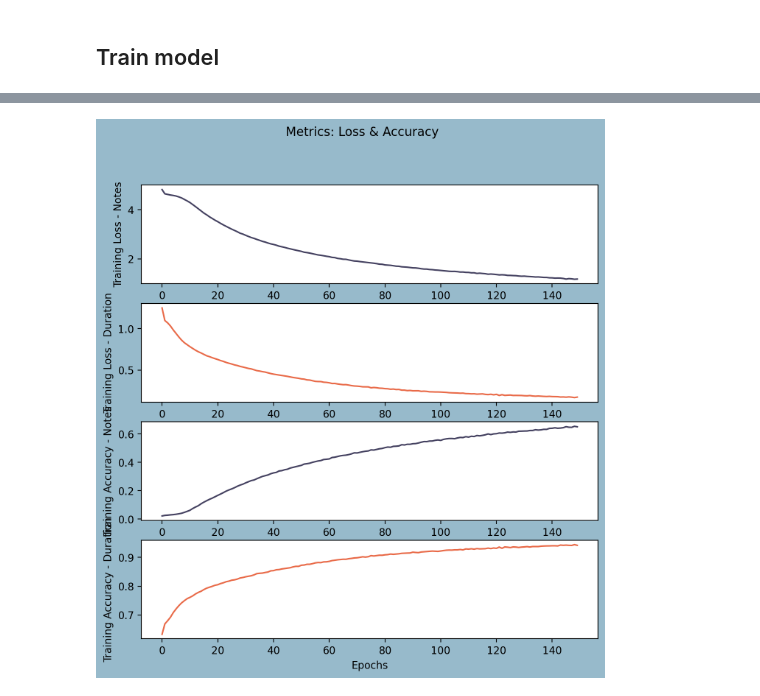
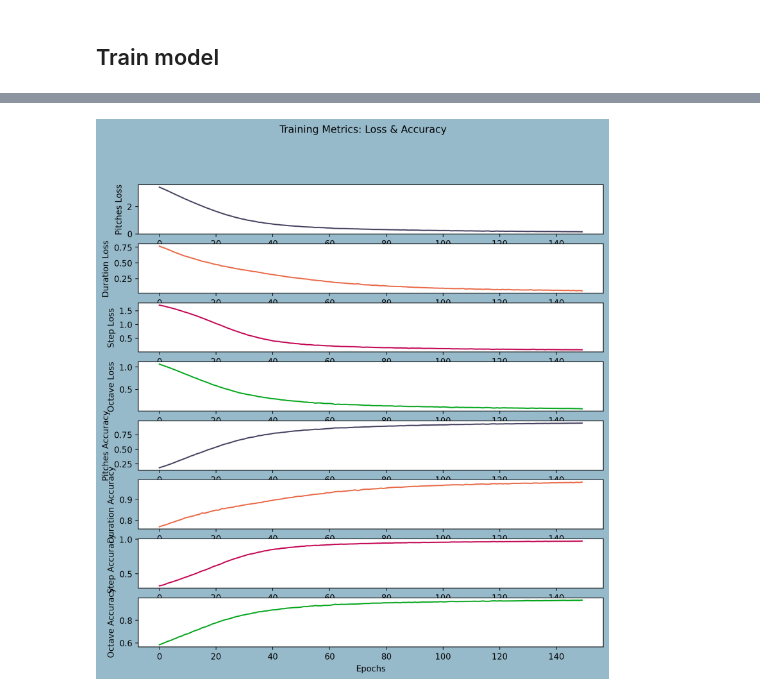
Before and after one commit to sailoring-rgb/Music-Learning, a Jupyter notebook: Music-Learning-Octave.ipynb, the cells around one changed output, grey strips where cells are left out. Saved outputs shown, nothing was run; the diff lists cells and outputs as text; code cells hidden in the pictures.

Commit message:
music generation with octave

```diff
--- a/Music-Learning-Octave.ipynb
+++ b/Music-Learning-Octave.ipynb
@@ -105,8 +102,10 @@ def extract_notes(file):
                 elif isinstance(element, chord.Chord):
                     pitches.append(".".join(str(n) for n in element.normalOrder))
                     durations.append(element.duration.quarterLength)
-                    steps.append(str(element.step))
-                    octaves.append(str(element.octave))
+                    chord_steps = str(min(element.pitches).step)
+                    chord_octave = str(min(element.pitches).octave)
+                    steps.append(chord_steps)
+                    octaves.append(chord_octave)
 
     return pitches, durations, steps, octaves
 
@@ -178,8 +191,8 @@ print("Total number of notes that occur less than 100 times: ", len(rare_note))
 # %% [markdown]
 ### **Eliminating** the rare notes
 # %%
-for element in Corpus_pitches:
+"""for element in Corpus_pitches:
     if element in rare_note:
         Corpus_pitches.remove(element)
 
-print("Length of corpus after elemination the rare notes: ", len(Corpus_pitches))
+print("Length of corpus after elemination the rare notes: ", len(Corpus_pitches))"""
@@ -291,9 +308,9 @@ output_octave = Dense( y_target_octave_train.shape[1], activation='softmax')(mer
 model = Model(inputs=[note_input, duration_input, step_input, octave_input], outputs=[output_note, output_duration, output_step, output_octave])
 
 opt = tf.keras.optimizers.Adamax(learning_rate=0.01)
-model.compile(loss=['categorical_crossentropy', 'categorical_crossentropy'],
+model.compile(loss=['categorical_crossentropy', 'categorical_crossentropy','categorical_crossentropy','categorical_crossentropy'],
               optimizer=opt,
-              metrics=["accuracy"]),
+              metrics=["accuracy"])
 
 model.summary()
 # %% [output]
@@ -319,7 +336,7 @@ ________________________________________________________________________________
 # %%
 # BATCH_SIZE for Halsey is set for 128
 # history = model.fit([X_note_train, X_duration_train], [y_target_note_train, y_target_duration_train], batch_size=128, epochs=150)
-# BATCH_SIZE for Beethoven is set for 350
-history = model.fit([X_note_train, X_duration_train, X_step_train, X_octave_train], [y_target_note_train, y_target_duration_train, y_target_step_train, y_target_octave_train], batch_size=350, epochs=150)
+# BATCH_SIZE for Beethoven is set for 400
+history = model.fit([X_note_train, X_duration_train, X_step_train, X_octave_train], [y_target_note_train, y_target_duration_train, y_target_step_train, y_target_octave_train], batch_size=400, epochs=150)
 # %% [output]
 Epoch 1/150
@@ -342,52 +359,52 @@ Epoch 150/150
 # %%
 history_df = pd.DataFrame(history.history)
 
-fig, (ax1, ax2, ax3, ax4, ax5, ax6, ax7, ax8) = plt.subplots(8, 1, figsize=(8, 8), facecolor="#97BACB")
-fig.suptitle("Metrics: Loss & Accuracy")
+fig, (ax1, ax2, ax3, ax4, ax5, ax6, ax7, ax8) = plt.subplots(8, 1, figsize=(10, 10), facecolor="#97BACB")
+fig.suptitle("Training Metrics: Loss & Accuracy")
 
 # Plot Pitches Loss
 sns.lineplot(data=history_df["dense_1_loss"], color="#444160", ax=ax1)
-ax1.set_ylabel("Training Loss - Pitches")
+ax1.set_ylabel("Pitches Loss")
 ax1.set_xlabel("Epochs")
 
 # Plot Duration Loss
 sns.lineplot(data=history_df["dense_2_loss"], color="#E96A48", ax=ax2)
-ax2.set_ylabel("Training Loss - Duration")
+ax2.set_ylabel("Duration Loss")
 ax2.set_xlabel("Epochs")
 
 # Plot Step Loss
-sns.lineplot(data=history_df["dense_3_loss"], color="#E96A48", ax=ax3)
-ax3.set_ylabel("Training Loss - Step")
+sns.lineplot(data=history_df["dense_3_loss"], color="#C30053", ax=ax3)
+ax3.set_ylabel("Step Loss")
 ax3.set_xlabel("Epochs")
 
 # Plot Octave Loss
-sns.lineplot(data=history_df["dense_4_loss"], color="#E96A48", ax=ax4)
-ax4.set_ylabel("Training Loss - Octave")
+sns.lineplot(data=history_df["dense_4_loss"], color="#00A61C", ax=ax4)
+ax4.set_ylabel("Octave Loss")
 ax4.set_xlabel("Epochs")
 
 # Plot Pitches Accuracy
 sns.lineplot(data=history_df["dense_1_accuracy"], color="#444160", ax=ax5)
-ax5.set_ylabel("Training Accuracy - Pitches")
+ax5.set_ylabel("Pitches Accuracy")
 ax5.set_xlabel("Epochs")
 
 # Plot Duration Accuracy
 sns.lineplot(data=history_df["dense_2_accuracy"], color="#E96A48", ax=ax6)
-ax6.set_ylabel("Training Accuracy - Duration")
+ax6.set_ylabel("Duration Accuracy")
 ax6.set_xlabel("Epochs")
 
 # Plot Step Accuracy
-sns.lineplot(data=history_df["dense_3_accuracy"], color="#E96A48", ax=ax7)
-ax7.set_ylabel("Training Accuracy - Step")
+sns.lineplot(data=history_df["dense_3_accuracy"], color="#C30053", ax=ax7)
+ax7.set_ylabel("Step Accuracy")
 ax7.set_xlabel("Epochs")
 
 # Plot Octave Accuracy
-sns.lineplot(data=history_df["dense_4_accuracy"], color="#E96A48", ax=ax8)
-ax8.set_ylabel("Training Accuracy - Octave")
+sns.lineplot(data=history_df["dense_4_accuracy"], color="#00A61C", ax=ax8)
+ax8.set_ylabel("Octave Accuracy")
 ax8.set_xlabel("Epochs")
 
 plt.show()
 # %% [output]
-[figure, old version]
+[figure, new version]
 # %%
 from tensorflow.keras.utils import plot_model
 
```
Also changed, not shown: parts of 13 cells of this notebook, 18 other files.
